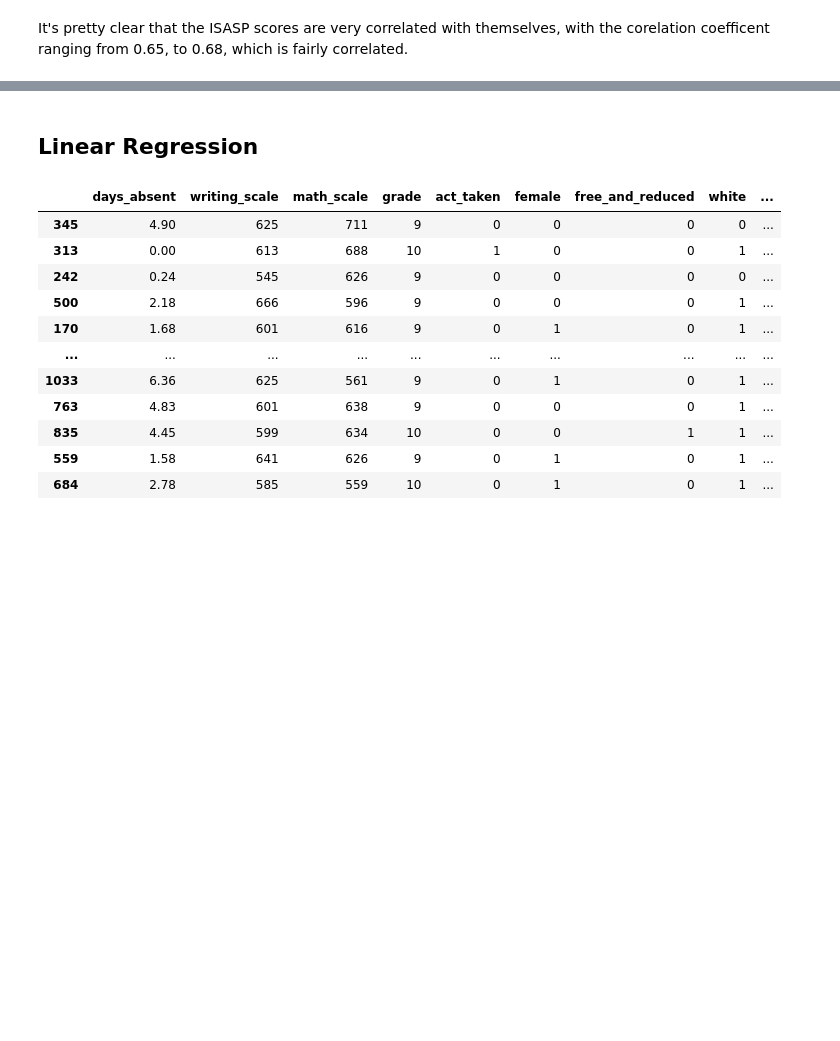
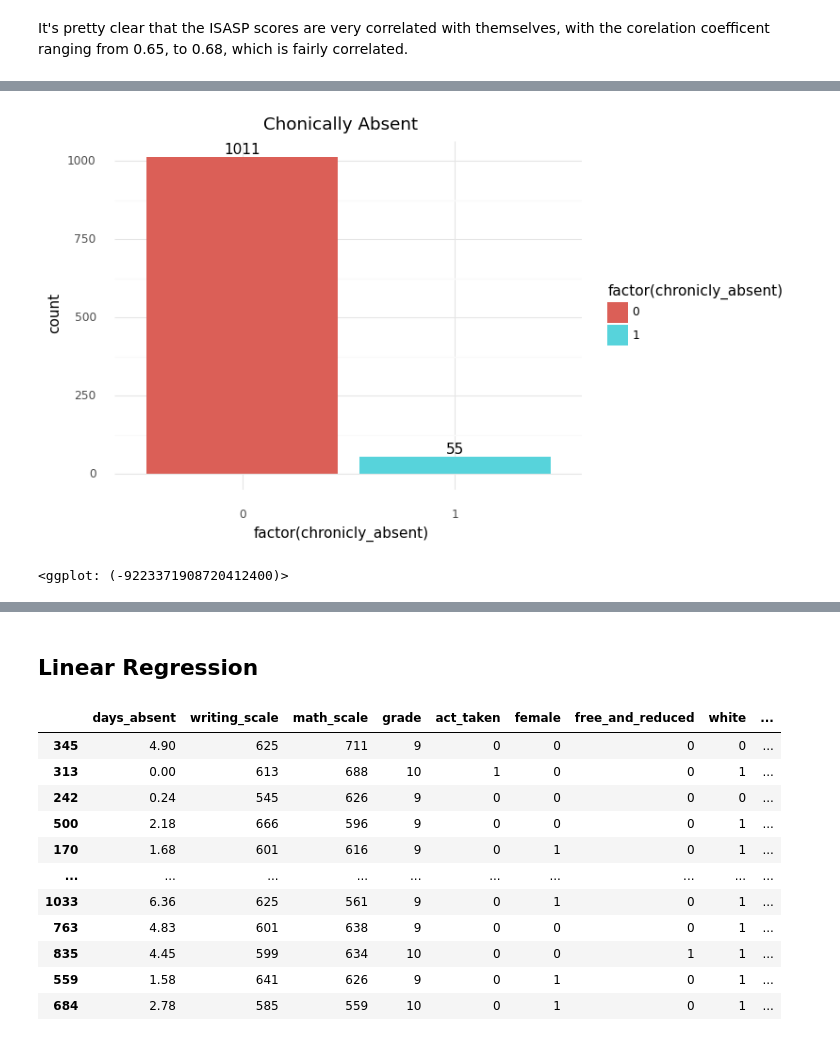
Before and after one commit to delabj/Python-For-Stats, a Jupyter notebook: Final Project/Project.ipynb, the cells around one changed output, grey strips where cells are left out. Saved outputs shown, nothing was run; the diff lists cells and outputs as text; code cells hidden in the pictures; blank space fills up the shorter version.

```diff
--- a/Final Project/Project.ipynb
+++ b/Final Project/Project.ipynb
@@ -195,3 +203,20 @@ It's pretty clear that the ISASP scores are very correlated with themselves, wit
+# %%
+(ggplot(data, aes(x='factor(chronicly_absent)', fill='factor(chronicly_absent)'))
+ + geom_bar()
+ + geom_text(
+     aes(label='stat(count)'),
+     stat='count',
+     nudge_y=1,
+     va='bottom',
+     position='dodge'
+ )
+ + theme_minimal()
+ + theme(legend_position = "right")
+ + labs( title ="Chonically Absent")
+)
+# %% [output]
+[figure, added]
+<ggplot: (-9223371908720412400)>
 # %%
 (ggplot(data, aes(x='free_and_reduced', fill='factor(chronicly_absent)'))
  + geom_bar()
```
Also changed, not shown: parts of 27 cells of this notebook.
